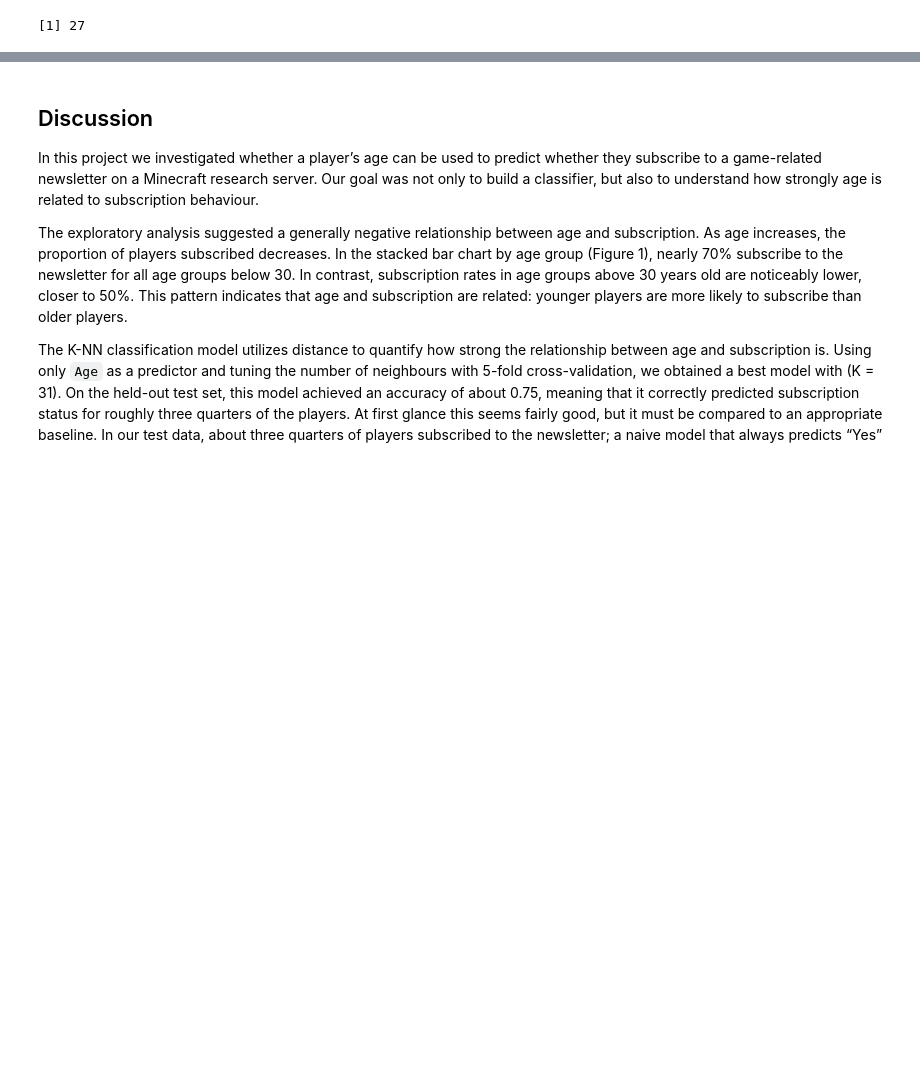
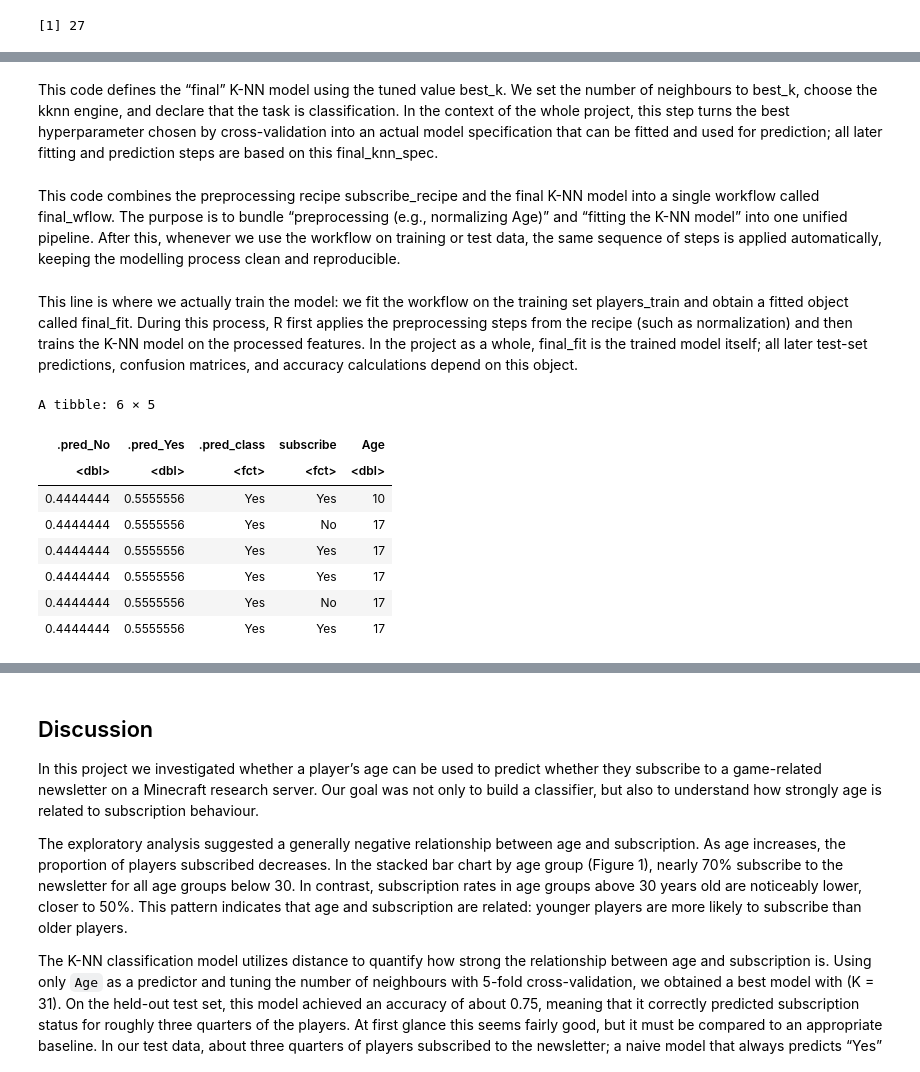
Before and after one commit to calentynes/dsci_group_project, a Jupyter notebook: group_project.ipynb, the cells around one changed output, grey strips where cells are left out. Drawn from its saved outputs; the diff is of its cells as text; code cells hidden in the pictures; blank space fills up the shorter version.

```diff
--- a/group_project.ipynb
+++ b/group_project.ipynb
@@ -164,8 +162,9 @@ knn_accuracy_plot
 To confirm this, we used `slice_max(mean, n = 1)` to select the value of \(k\) with the highest mean accuracy. This best-performing value of \(k\), stored in `best_k`, was carried forward to the final model.
 # %%
 best_k <- knn_results |>
-        slice_max(mean, n = 1) |>
-        pull(neighbors)
+  filter(.metric == "accuracy") |>
+  slice_max(mean, n = 1, with_ties = FALSE) |>
+  pull(neighbors)
 best_k
 # %% [output]
 [1] 27
@@ -182,30 +180,31 @@ test_conf_mat
+# %% [markdown]
+This code defines the “final” K-NN model using the tuned value best_k. We set the number of neighbours to best_k, choose the kknn engine, and declare that the task is classification. In the context of the whole project, this step turns the best hyperparameter chosen by cross-validation into an actual model specification that can be fitted and used for prediction; all later fitting and prediction steps are based on this final_knn_spec.
 # %%
-
-conf_mat_plot <- autoplot(test_conf_mat, type = "heatmap") +
-  labs(
-    title = "Figure 3. Confusion matrix for the tuned K-NN model",
-    x = "Predicted class",
-    y = "True class"
-  )
-
-conf_mat_plot
+final_wflow <- workflow() |>
+  add_recipe(subscribe_recipe) |>
+  add_model(final_knn_spec)
+# %% [markdown]
+This code combines the preprocessing recipe subscribe_recipe and the final K-NN model into a single workflow called final_wflow. The purpose is to bundle “preprocessing (e.g., normalizing Age)” and “fitting the K-NN model” into one unified pipeline. After this, whenever we use the workflow on training or test data, the same sequence of steps is applied automatically, keeping the modelling process clean and reproducible.
 # %%
-majority_class <- players_train |>
-  count(subscribe) |>
-  slice_max(n, n = 1, with_ties = FALSE) |>
-  pull(subscribe)
-
-majority_class
+final_fit <- final_wflow |>
+  fit(data = players_train)
+# %% [markdown]
+This line is where we actually train the model: we fit the workflow on the training set players_train and obtain a fitted object called final_fit. During this process, R first applies the preprocessing steps from the recipe (such as normalization) and then trains the K-NN model on the processed features. In the project as a whole, final_fit is the trained model itself; all later test-set predictions, confusion matrices, and accuracy calculations depend on this object.
 # %%
-test_baseline <- players_test |>
-  mutate(baseline_pred = majority_class)
+test_pred <- predict(final_fit, players_test, type = "prob") |>
+  bind_cols(
+    predict(final_fit, players_test),
+    players_test |> select(subscribe, Age)
+  )
 
-
-baseline_metrics <- metrics(
-  data = test_baseline,
-  truth = subscribe,
-  estimate = baseline_pred
-) |>
-  filter(.metric == "accuracy")
-
-baseline_metrics
+head(test_pred)
+# %% [output]
+A tibble: 6 × 5
+| .pred_No | .pred_Yes | .pred_class | subscribe | Age |
+| <dbl> | <dbl> | <fct> | <fct> | <dbl> |
+| 0.4444444 | 0.5555556 | Yes | Yes | 10 |
+| 0.4444444 | 0.5555556 | Yes | No | 17 |
+| 0.4444444 | 0.5555556 | Yes | Yes | 17 |
+| 0.4444444 | 0.5555556 | Yes | Yes | 17 |
+| 0.4444444 | 0.5555556 | Yes | No | 17 |
+| 0.4444444 | 0.5555556 | Yes | Yes | 17 |
```
Also changed, not shown: parts of 11 cells of this notebook.
